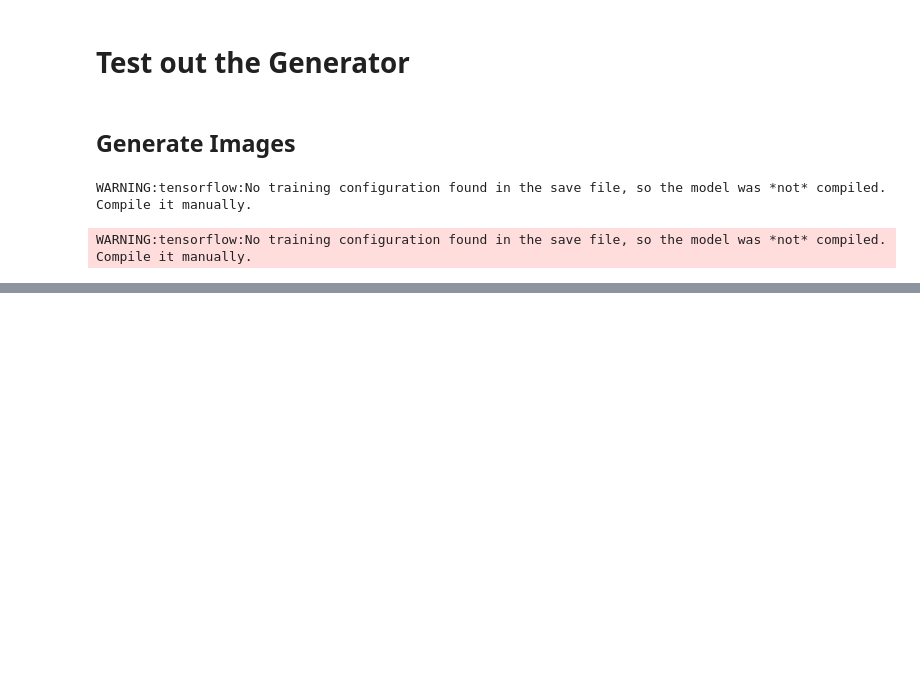
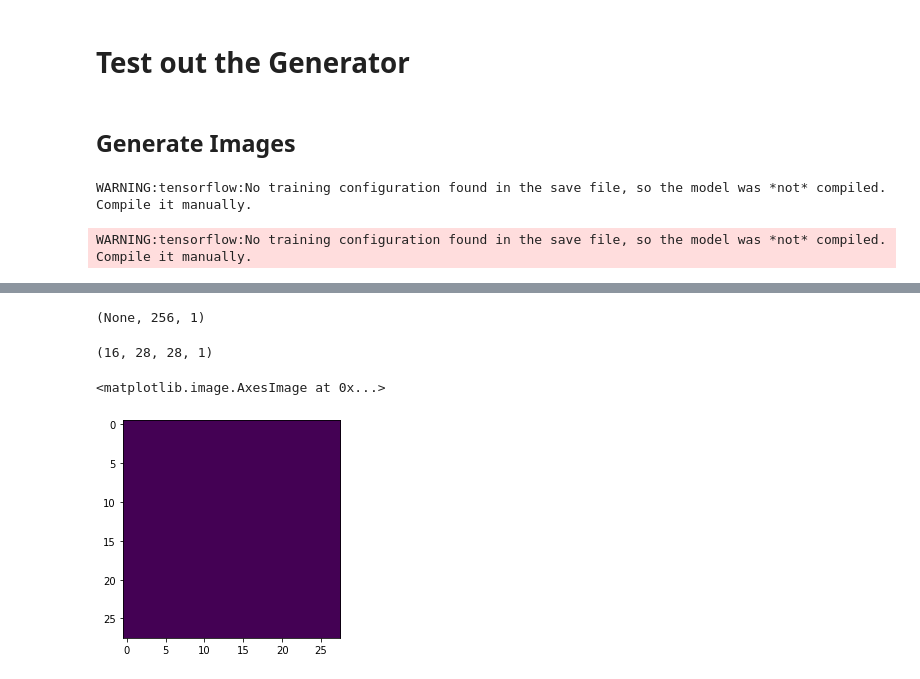
Before and after one commit to Elizabeth-kok/GAN, a Jupyter notebook: GANBasics.ipynb, the cells around one changed output, grey strips where cells are left out. Cells and saved outputs as stored; diff of their text form; code cells hidden in the pictures; blank space fills up the shorter version.

```diff
--- a/GANBasics.ipynb
+++ b/GANBasics.ipynb
@@ -466,4 +496,16 @@ WARNING:tensorflow:No training configuration found in the save file, so the mode
+# %%
+model.input_shape
+# %% [output]
+(None, 256, 1)
 # %%
 imgs=model.predict(tf.random.normal((16, 256, 1)))
+imgs.shape
+# %% [output]
+(16, 28, 28, 1)
+# %%
+plt.imshow(imgs[0])
+# %% [output]
+<matplotlib.image.AxesImage at 0x...>
+[figure, added]
 # %%
 fig, ax = plt.subplots(ncols=4, nrows=4, figsize=(10,10))
```
Also changed, not shown: parts of 15 cells of this notebook.
